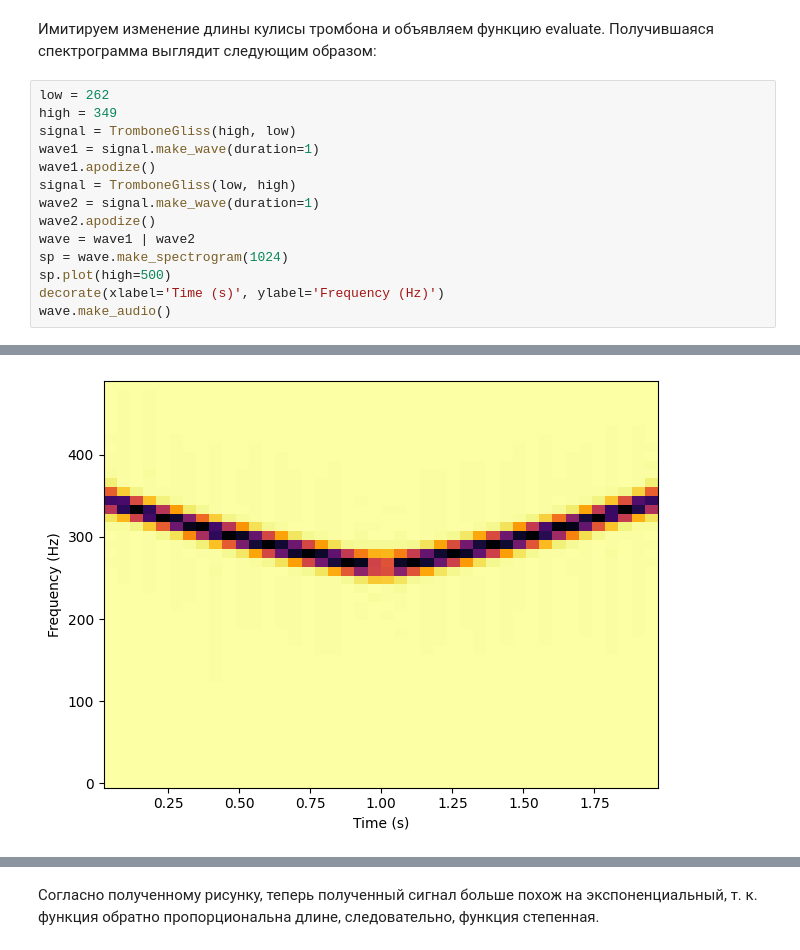
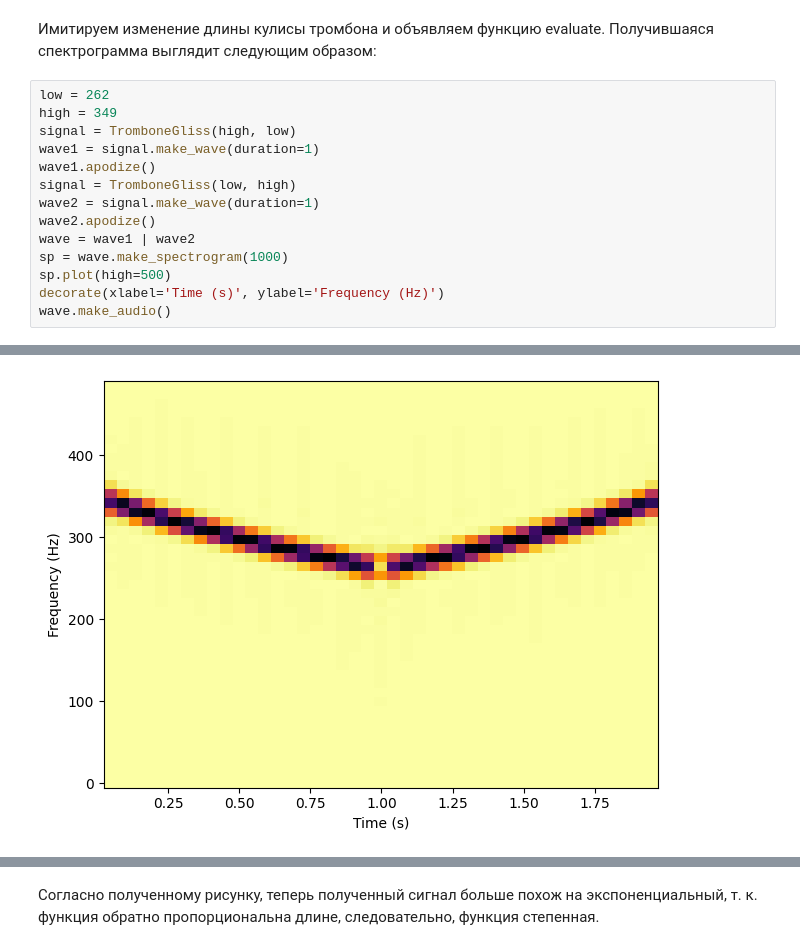
Before and after one commit to Vaytsekhovskiy/telecom, a Jupyter notebook: Lab3/ЛР_3.ipynb, the cells around one changed output, grey strips where cells are left out. Drawn from its saved outputs; the diff is of its cells as text.

```diff
--- a/Lab3/Лабораторная_работа_3_Апериодические_сигналы.ipynb
+++ b/Lab3/ЛР_3.ipynb
@@ -138,18 +139,18 @@ class TromboneGliss(Chirp):
 # %%
 low = 262
 high = 349
 signal = TromboneGliss(high, low)
 wave1 = signal.make_wave(duration=1)
 wave1.apodize()
 signal = TromboneGliss(low, high)
 wave2 = signal.make_wave(duration=1)
 wave2.apodize()
 wave = wave1 | wave2
-sp = wave.make_spectrogram(1024)
+sp = wave.make_spectrogram(1000)
 sp.plot(high=500)
 decorate(xlabel='Time (s)', ylabel='Frequency (Hz)')
 wave.make_audio()
 # %% [output]
 [interactive output not drawn]
-[figure, old version]
+[figure, new version]
 # %% [markdown]
```
Also changed, not shown: parts of 4 cells of this notebook, 1 other file.
